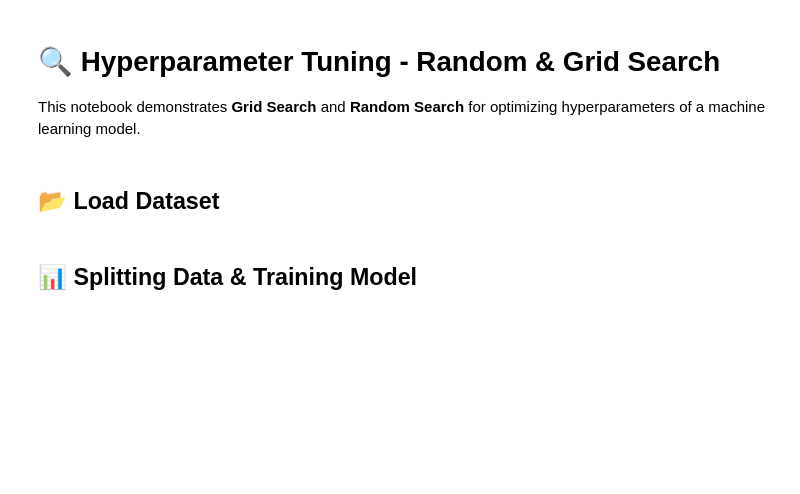
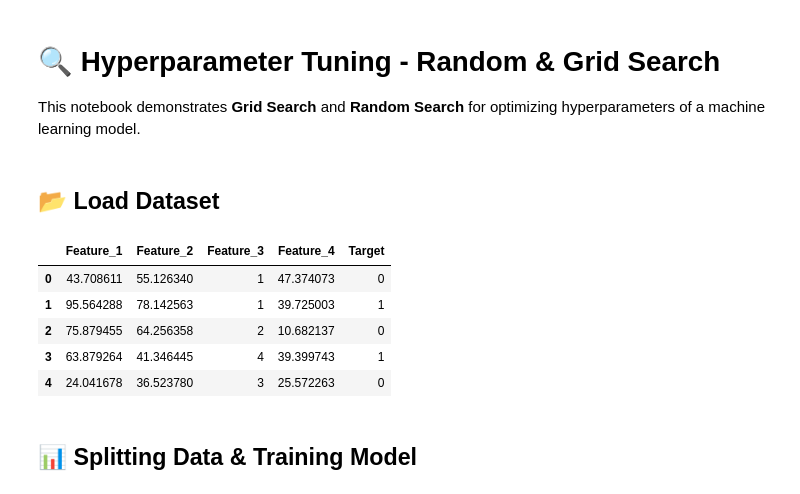
Before and after one commit to Rithvik1709/100-days-of-grind, a Jupyter notebook: ML/Day 19 hyper parameter tuning/Hyperparameter_Tuning.ipynb, the cells around one changed output. Cells and saved outputs as stored; diff of their text form; code cells hidden in the pictures; blank space fills up the shorter version.

```diff
--- a/ML/Day 19 hyper parameter tuning/Hyperparameter_Tuning.ipynb
+++ b/ML/Day 19 hyper parameter tuning/Hyperparameter_Tuning.ipynb
@@ -13,8 +13,15 @@ from scipy.stats import randint
 ## 📂 Load Dataset
 # %%
 # Load dataset
-df = pd.read_csv('../data/synthetic_data.csv')
+df = pd.read_csv('synthetic_data.csv')
 df.head()
+# %% [output]
+|  | Feature_1 | Feature_2 | Feature_3 | Feature_4 | Target |
+| 0 | 43.708611 | 55.126340 | 1 | 47.374073 | 0 |
+| 1 | 95.564288 | 78.142563 | 1 | 39.725003 | 1 |
+| 2 | 75.879455 | 64.256358 | 2 | 10.682137 | 0 |
+| 3 | 63.879264 | 41.346445 | 4 | 39.399743 | 1 |
+| 4 | 24.041678 | 36.523780 | 3 | 25.572263 | 0 |
 # %% [markdown]
 ## 📊 Splitting Data & Training Model
 # %%
```
Also changed, not shown: parts of 2 cells of this notebook, 6 other files.
